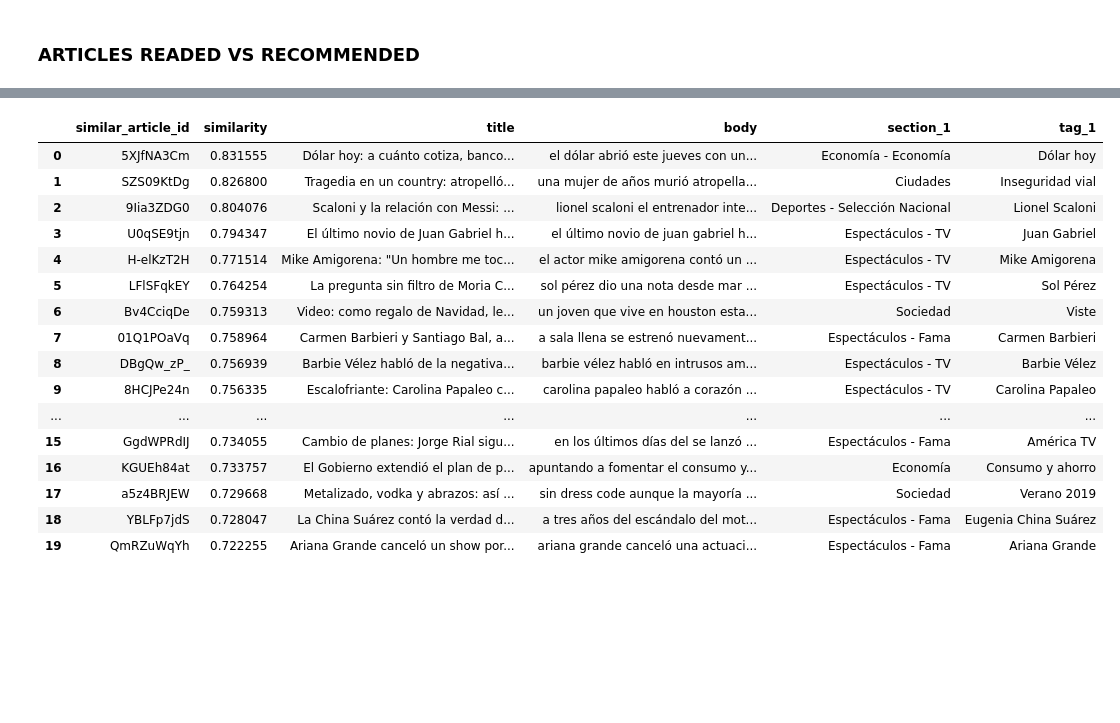
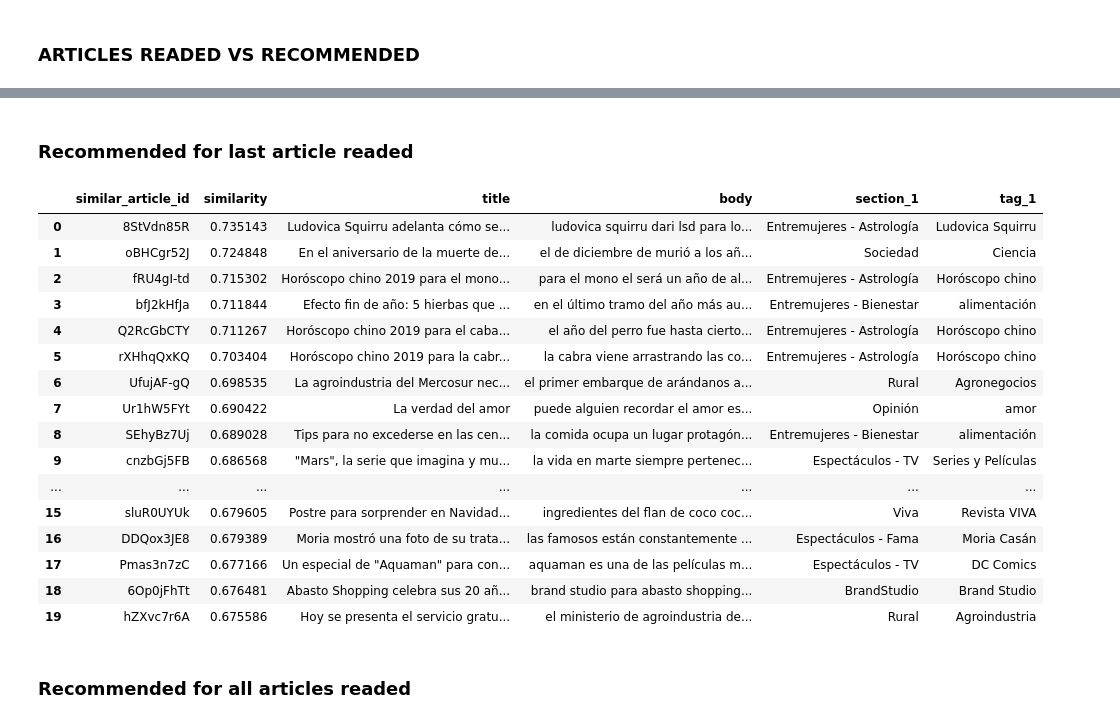
Before and after one commit to marianoogimenez/google-asl-project, a Jupyter notebook: recommendation-system/cosine_similarity.ipynb, the cells around one changed output, grey strips where cells are left out. Cells and saved outputs as stored; diff of their text form; code cells hidden in the pictures; blank space fills up the shorter version.

Commit message:
COSINE SIMILARITY

```diff
--- a/recommendation-system/cosine_similarity.ipynb
+++ b/recommendation-system/cosine_similarity.ipynb
@@ -7,9 +7,31 @@ REGION = 'us-central1'
 # %%
 USER_ID = 3709618 #900
 LAST_DATA_TIME = "DATETIME '2018-12-31'"
-DAYS_RECOMMEND = 5
+DAYS_TO_RECOMMEND = 5
 # %%
 import google.datalab.bigquery as bq
 # %% [markdown]
 Saque la query de aca ->
 [Analyzing text semantic similarity ]('https://cloud.google.com/solutions/machine-learning/analyzing-text-semantic-similarity-using-tensorflow-and-cloud-dataflow#explore_similar_articles_in_bigquery')
+# %%
+def get_users_readed_article_vector_query(user_id, average):
+  vector_columns = ["v{}".format(i) for i in range(50)]
+  vector_columns_str = ",".join(vector_columns)
+  average_columns_str = ",".join(map(lambda x: 'AVG({})'.format(x),vector_columns))
+  query = """
+      SELECT
+        [{}] val
+      FROM
+        `AGEA_ASL.Dataset_D`
+      WHERE user_id = '{}'
+  """
+  if not average:
+    return (query + """
+      ORDER BY CAST(day_read AS DATETIME) DESC
+      LIMIT 1
+    """).format(vector_columns_str, user_id)#return only last one readed
+
+  return query.format(average_columns_str, user_id)
+
+query2 = get_users_readed_article_vector_query(USER_ID, average=False)
+bq.Query(query2).execute().result().to_dataframe()
@@ -16,5 +52,5 @@ Saque la query de aca ->
 # %%
-def create_cosine_similarity_query(user_id, number_of_articles):
+def create_cosine_similarity_query(user_id, number_of_articles,based_on_articles_average=True):
   embed_columns = ["v{}".format(i) for i in range(50)]
   embed_columns_str = ",".join(embed_columns)
   average_columns_str = ",".join(map(lambda x: 'AVG({})'.format(x),embed_columns))
@@ -29,13 +65,8 @@ def create_cosine_similarity_query(user_id, number_of_articles):
     FROM
       (SELECT
          input_embed.val input_embed, articles_embed.key articles_key, articles_embed.val articles_embeds
-
         FROM (
-          SELECT
-              [{}] val
-          FROM
-            `AGEA_ASL.Dataset_D`
-          WHERE user_id = '{}'
+          {}
         )  input_embed
         CROSS JOIN
         (
@@ -52,7 +83,7 @@ def create_cosine_similarity_query(user_id, number_of_articles):
     GROUP BY c.articles_key,d.title,d.body,d.section_1,d.tag_1
     ORDER BY similarity DESC
     LIMIT {}
-  """.format(average_columns_str,user_id, embed_columns_str,LAST_DATA_TIME,DAYS_RECOMMEND,user_id,number_of_articles)
+  """.format(get_users_readed_article_vector_query(user_id,based_on_articles_average),embed_columns_str,LAST_DATA_TIME,DAYS_TO_RECOMMEND,user_id,number_of_articles)
   return query
 # %%
 print(create_cosine_similarity_query(USER_ID,4))
@@ -75,8 +106,8 @@ print(create_cosine_similarity_query(USER_ID,4))
     ORDER BY similarity DESC
     LIMIT 4
 # %%
-def recommend_articles(user_id, number_of_articles):
-  query = create_cosine_similarity_query(user_id, number_of_articles)
+def recommend_articles(user_id, number_of_articles, based_on_articles_average):
+  query = create_cosine_similarity_query(user_id, number_of_articles,based_on_articles_average)
   return bq.Query(query).execute().result().to_dataframe()
 # %%
 def get_articles_readed_by_user(user_id, number_of_articles):
@@ -118,21 +151,26 @@ articles_readed.head(100)
+# %% [markdown]
+### Recommended for last article readed
 # %%
-recommended_articles = recommend_articles(USER_ID, 20)
+DAYS_TO_RECOMMEND = 50
+recommended_articles = recommend_articles(USER_ID, 20, based_on_articles_average=False)
 recommended_articles.head(20)
 # %% [output]
 |  | similar_article_id | similarity | title | body | section_1 | tag_1 |
-| 0 | 5XJfNA3Cm | 0.831555 | Dólar hoy: a cuánto cotiza, banco... | el dólar abrió este jueves con un... | Economía - Economía | Dólar hoy |
-| 1 | SZS09KtDg | 0.826800 | Tragedia en un country: atropelló... | una mujer de años murió atropella... | Ciudades | Inseguridad vial |
-| 2 | 9Iia3ZDG0 | 0.804076 | Scaloni y la relación con Messi: ... | lionel scaloni el entrenador inte... | Deportes - Selección Nacional | Lionel Scaloni |
-| 3 | U0qSE9tjn | 0.794347 | El último novio de Juan Gabriel h... | el último novio de juan gabriel h... | Espectáculos - TV | Juan Gabriel |
-| 4 | H-elKzT2H | 0.771514 | Mike Amigorena: "Un hombre me toc... | el actor mike amigorena contó un ... | Espectáculos - TV | Mike Amigorena |
-| 5 | LFlSFqkEY | 0.764254 | La pregunta sin filtro de Moria C... | sol pérez dio una nota desde mar ... | Espectáculos - TV | Sol Pérez |
-| 6 | Bv4CciqDe | 0.759313 | Video: como regalo de Navidad, le... | un joven que vive en houston esta... | Sociedad | Viste |
-| 7 | 01Q1POaVq | 0.758964 | Carmen Barbieri y Santiago Bal, a... | a sala llena se estrenó nuevament... | Espectáculos - Fama | Carmen Barbieri |
-| 8 | DBgQw_zP_ | 0.756939 | Barbie Vélez habló de la negativa... | barbie vélez habló en intrusos am... | Espectáculos - TV | Barbie Vélez |
-| 9 | 8HCJPe24n | 0.756335 | Escalofriante: Carolina Papaleo c... | carolina papaleo habló a corazón ... | Espectáculos - TV | Carolina Papaleo |
+| 0 | 8StVdn85R | 0.735143 | Ludovica Squirru adelanta cómo se... | ludovica squirru dari lsd para lo... | Entremujeres - Astrología | Ludovica Squirru |
+| 1 | oBHCgr52J | 0.724848 | En el aniversario de la muerte de... | el de diciembre de murió a los añ... | Sociedad | Ciencia |
+| 2 | fRU4gI-td | 0.715302 | Horóscopo chino 2019 para el mono... | para el mono el será un año de al... | Entremujeres - Astrología | Horóscopo chino |
+| 3 | bfJ2kHfJa | 0.711844 | Efecto fin de año: 5 hierbas que ... | en el último tramo del año más au... | Entremujeres - Bienestar | alimentación |
+| 4 | Q2RcGbCTY | 0.711267 | Horóscopo chino 2019 para el caba... | el año del perro fue hasta cierto... | Entremujeres - Astrología | Horóscopo chino |
+| 5 | rXHhqQxKQ | 0.703404 | Horóscopo chino 2019 para la cabr... | la cabra viene arrastrando las co... | Entremujeres - Astrología | Horóscopo chino |
+| 6 | UfujAF-gQ | 0.698535 | La agroindustria del Mercosur nec... | el primer embarque de arándanos a... | Rural | Agronegocios |
+| 7 | Ur1hW5FYt | 0.690422 | La verdad del amor | puede alguien recordar el amor es... | Opinión | amor |
+| 8 | SEhyBz7Uj | 0.689028 | Tips para no excederse en las cen... | la comida ocupa un lugar protagón... | Entremujeres - Bienestar | alimentación |
+| 9 | cnzbGj5FB | 0.686568 | "Mars", la serie que imagina y mu... | la vida en marte siempre pertenec... | Espectáculos - TV | Series y Películas |
 | ... | ... | ... | ... | ... | ... | ... |
-| 15 | GgdWPRdIJ | 0.734055 | Cambio de planes: Jorge Rial sigu... | en los últimos días del se lanzó ... | Espectáculos - Fama | América TV |
-| 16 | KGUEh84at | 0.733757 | El Gobierno extendió el plan de p... | apuntando a fomentar el consumo y... | Economía | Consumo y ahorro |
-| 17 | a5z4BRJEW | 0.729668 | Metalizado, vodka y abrazos: así ... | sin dress code aunque la mayoría ... | Sociedad | Verano 2019 |
-| 18 | YBLFp7jdS | 0.728047 | La China Suárez contó la verdad d... | a tres años del escándalo del mot... | Espectáculos - Fama | Eugenia China Suárez |
-| 19 | QmRZuWqYh | 0.722255 | Ariana Grande canceló un show por... | ariana grande canceló una actuaci... | Espectáculos - Fama | Ariana Grande |
+| 15 | sluR0UYUk | 0.679605 | Postre para sorprender en Navidad... | ingredientes del flan de coco coc... | Viva | Revista VIVA |
+| 16 | DDQox3JE8 | 0.679389 | Moria mostró una foto de su trata... | las famosos están constantemente ... | Espectáculos - Fama | Moria Casán |
+| 17 | Pmas3n7zC | 0.677166 | Un especial de "Aquaman" para con... | aquaman es una de las películas m... | Espectáculos - TV | DC Comics |
+| 18 | 6Op0jFhTt | 0.676481 | Abasto Shopping celebra sus 20 añ... | brand studio para abasto shopping... | BrandStudio | Brand Studio |
+| 19 | hZXvc7r6A | 0.675586 | Hoy se presenta el servicio gratu... | el ministerio de agroindustria de... | Rural | Agroindustria |
+# %% [markdown]
+### Recommended for all articles readed
```
Also changed, not shown: parts of 6 cells of this notebook.
